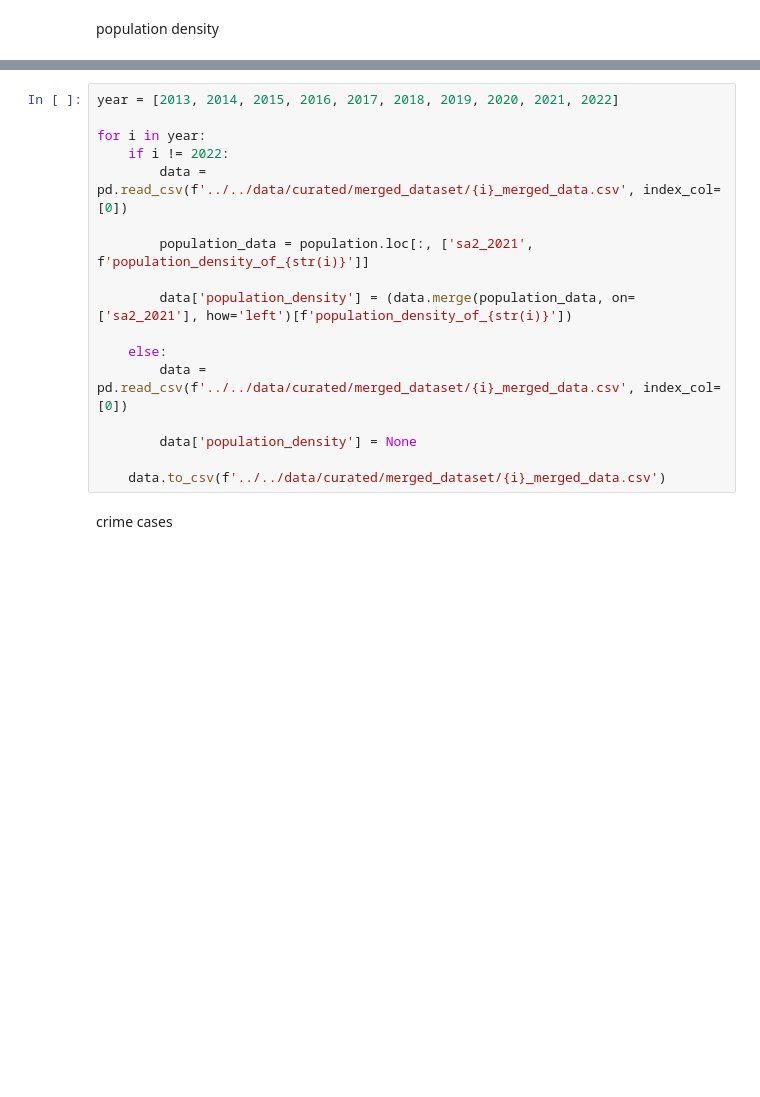
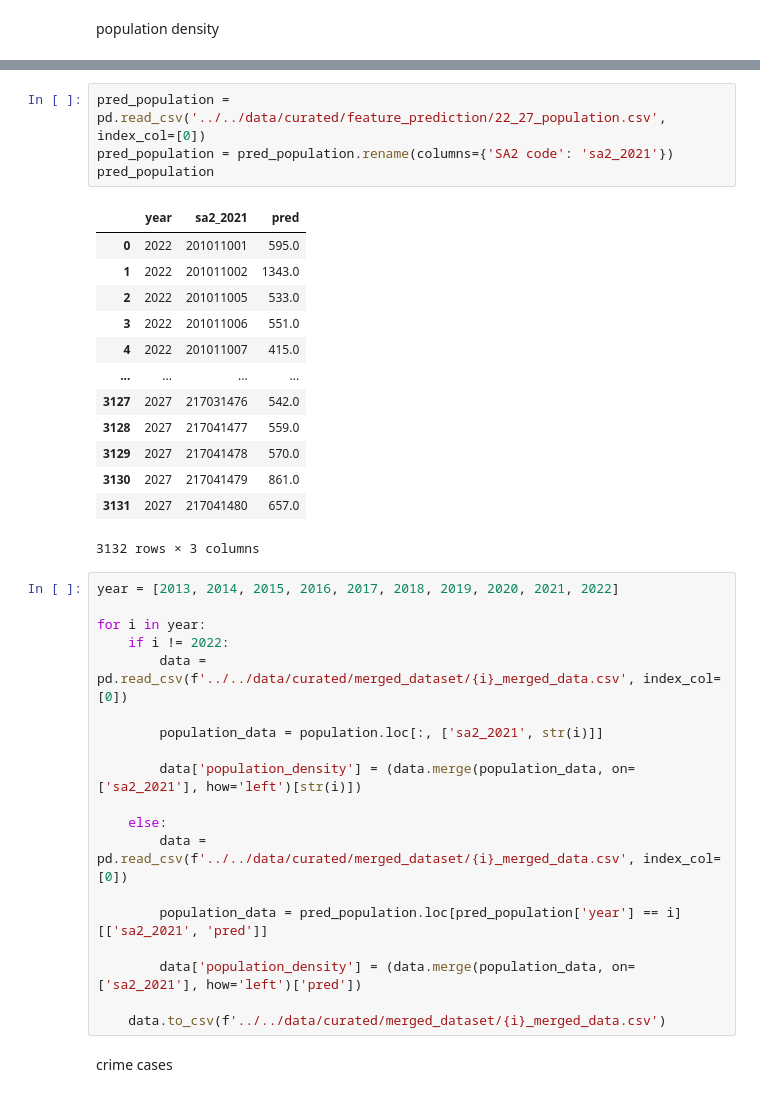
Before and after one commit to MAST30034-Applied-Data-Science/generic-real-estate-consulting-project-group-43, a Jupyter notebook: notebooks/External/external_merge.ipynb, the cells around one changed output, grey strips where cells are left out. Cells and saved outputs as stored; diff of their text form; blank space fills up the shorter version.

```diff
--- a/notebooks/External/external_merge.ipynb
+++ b/notebooks/External/external_merge.ipynb
@@ -94,4 +114,22 @@ population
 522 rows × 24 columns
+# %%
+pred_population = pd.read_csv('../../data/curated/feature_prediction/22_27_population.csv', index_col=[0])
+pred_population = pred_population.rename(columns={'SA2 code': 'sa2_2021'})
+pred_population
+# %% [output]
+|  | year | sa2_2021 | pred |
+| 0 | 2022 | 201011001 | 595.0 |
+| 1 | 2022 | 201011002 | 1343.0 |
+| 2 | 2022 | 201011005 | 533.0 |
+| 3 | 2022 | 201011006 | 551.0 |
+| 4 | 2022 | 201011007 | 415.0 |
+| ... | ... | ... | ... |
+| 3127 | 2027 | 217031476 | 542.0 |
+| 3128 | 2027 | 217041477 | 559.0 |
+| 3129 | 2027 | 217041478 | 570.0 |
+| 3130 | 2027 | 217041479 | 861.0 |
+| 3131 | 2027 | 217041480 | 657.0 |
+3132 rows × 3 columns
 # %%
 year = [2013, 2014, 2015, 2016, 2017, 2018, 2019, 2020, 2021, 2022]
 
@@ -99,14 +137,16 @@ for i in year:
     if i != 2022:
         data = pd.read_csv(f'../../data/curated/merged_dataset/{i}_merged_data.csv', index_col=[0])
 
-        population_data = population.loc[:, ['sa2_2021', f'population_density_of_{str(i)}']]
+        population_data = population.loc[:, ['sa2_2021', str(i)]]
 
-        data['population_density'] = (data.merge(population_data, on=['sa2_2021'], how='left')[f'population_density_of_{str(i)}'])
+        data['population_density'] = (data.merge(population_data, on=['sa2_2021'], how='left')[str(i)])
 
     else:
         data = pd.read_csv(f'../../data/curated/merged_dataset/{i}_merged_data.csv', index_col=[0])
 
-        data['population_density'] = None
+        population_data = pred_population.loc[pred_population['year'] == i][['sa2_2021', 'pred']]
+
+        data['population_density'] = (data.merge(population_data, on=['sa2_2021'], how='left')['pred'])
 
     data.to_csv(f'../../data/curated/merged_dataset/{i}_merged_data.csv')
 # %% [markdown]
```
Also changed, not shown: parts of 7 cells of this notebook, 10 other files.
